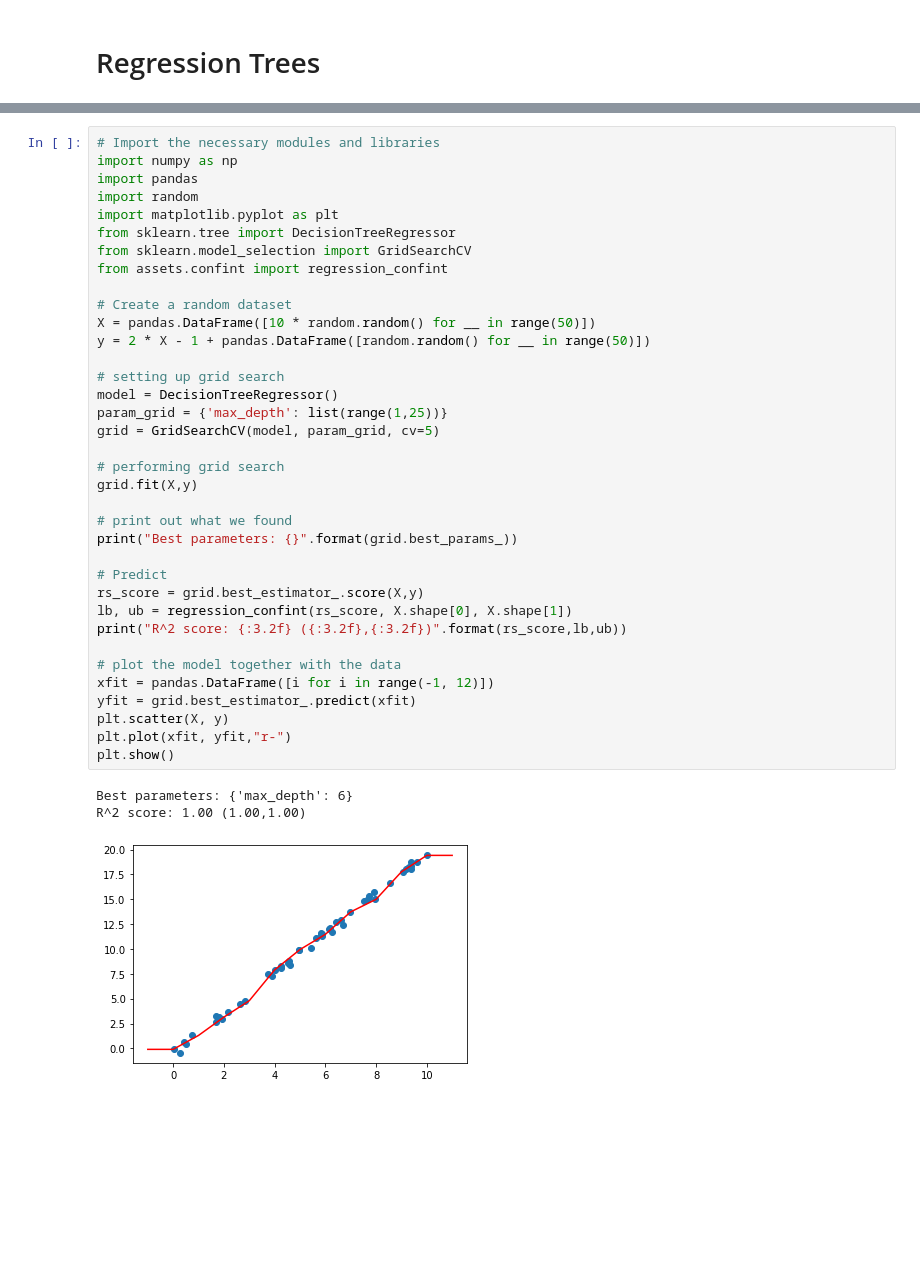
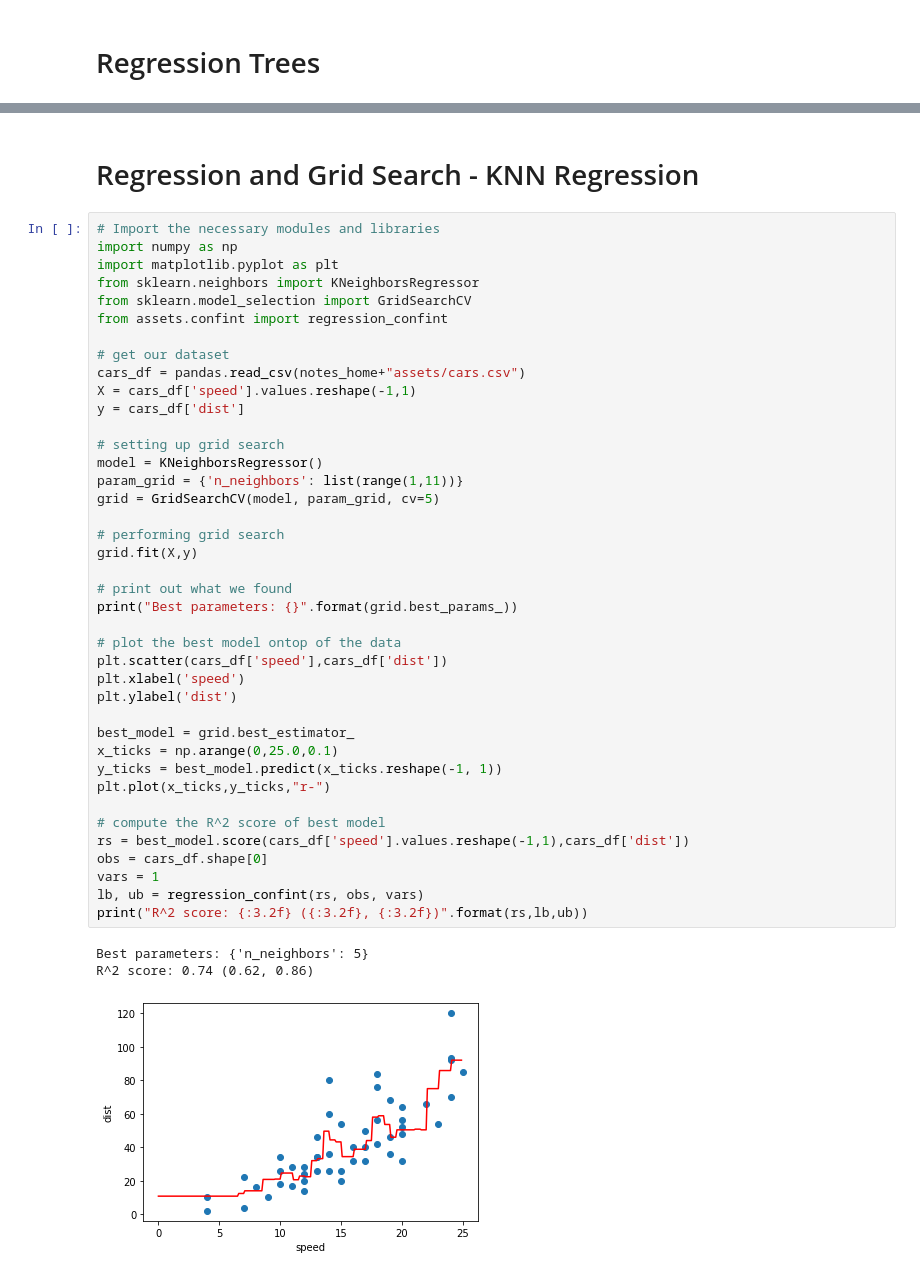
Before and after one commit to lutzhamel/CSC310, a Jupyter notebook: notes/16a-regression.ipynb, the cells around one changed output, grey strips where cells are left out. Saved outputs shown, nothing was run; the diff lists cells and outputs as text; blank space fills up the shorter version.

Commit message:
cleaned up regression

```diff
--- a/notes/16a-regression.ipynb
+++ b/notes/16a-regression.ipynb
@@ -20,40 +169,46 @@ except ModuleNotFoundError:
+# %% [markdown]
+# Regression and Grid Search - KNN Regression
 # %%
 # Import the necessary modules and libraries
 import numpy as np
-import pandas
-import random
 import matplotlib.pyplot as plt
-from sklearn.tree import DecisionTreeRegressor
+from sklearn.neighbors import KNeighborsRegressor
 from sklearn.model_selection import GridSearchCV
 from assets.confint import regression_confint
 
-# Create a random dataset
-X = pandas.DataFrame([10 * random.random() for __ in range(50)])
-y = 2 * X - 1 + pandas.DataFrame([random.random() for __ in range(50)])
+# get our dataset
+cars_df = pandas.read_csv(notes_home+"assets/cars.csv")
+X = cars_df['speed'].values.reshape(-1,1)
+y = cars_df['dist']
 
 # setting up grid search
-model = DecisionTreeRegressor()
-param_grid = {'max_depth': list(range(1,25))}
+model = KNeighborsRegressor()
+param_grid = {'n_neighbors': list(range(1,11))}
 grid = GridSearchCV(model, param_grid, cv=5)
 
 # performing grid search
 grid.fit(X,y)
 
 # print out what we found
 print("Best parameters: {}".format(grid.best_params_))
 
-# Predict
-rs_score = grid.best_estimator_.score(X,y)
-lb, ub = regression_confint(rs_score, X.shape[0], X.shape[1])
-print("R^2 score: {:3.2f} ({:3.2f},{:3.2f})".format(rs_score,lb,ub))
+# plot the best model ontop of the data
+plt.scatter(cars_df['speed'],cars_df['dist'])
+plt.xlabel('speed')
+plt.ylabel('dist')
 
-# plot the model together with the data
-xfit = pandas.DataFrame([i for i in range(-1, 12)])
-yfit = grid.best_estimator_.predict(xfit)
-plt.scatter(X, y)
-plt.plot(xfit, yfit,"r-")
-plt.show()
+best_model = grid.best_estimator_
+x_ticks = np.arange(0,25.0,0.1)
+y_ticks = best_model.predict(x_ticks.reshape(-1, 1))
+plt.plot(x_ticks,y_ticks,"r-")
+
+# compute the R^2 score of best model
+rs = best_model.score(cars_df['speed'].values.reshape(-1,1),cars_df['dist'])
+obs = cars_df.shape[0]
+vars = 1
+lb, ub = regression_confint(rs, obs, vars)
+print("R^2 score: {:3.2f} ({:3.2f}, {:3.2f})".format(rs,lb,ub))
 # %% [output]
-Best parameters: {'max_depth': 6}
-R^2 score: 1.00 (1.00,1.00)
+Best parameters: {'n_neighbors': 5}
+R^2 score: 0.74 (0.62, 0.86)
-[figure, old version]
+[figure, new version]
```
Also changed, not shown: parts of 24 cells of this notebook, 6 other files.
